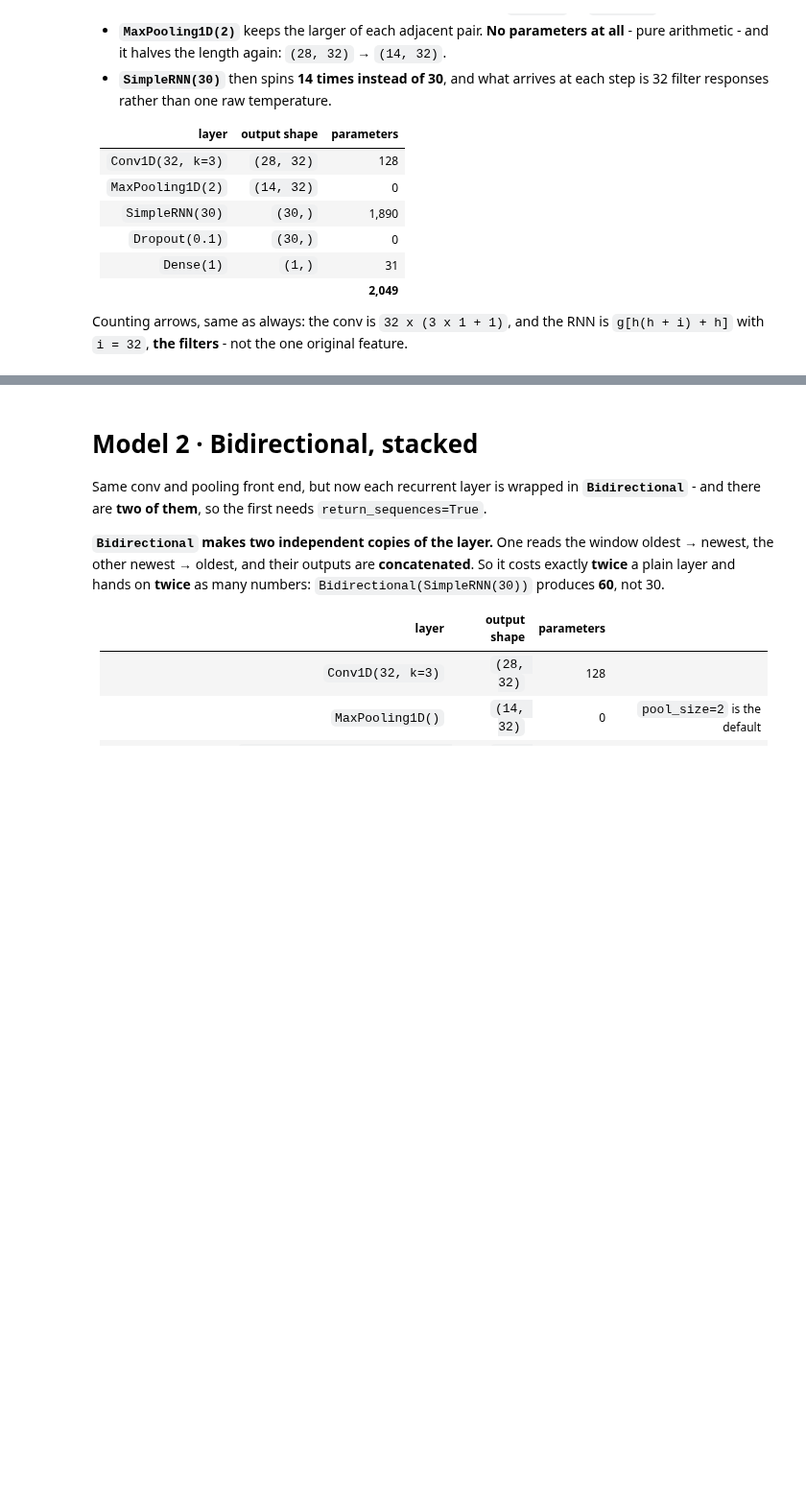
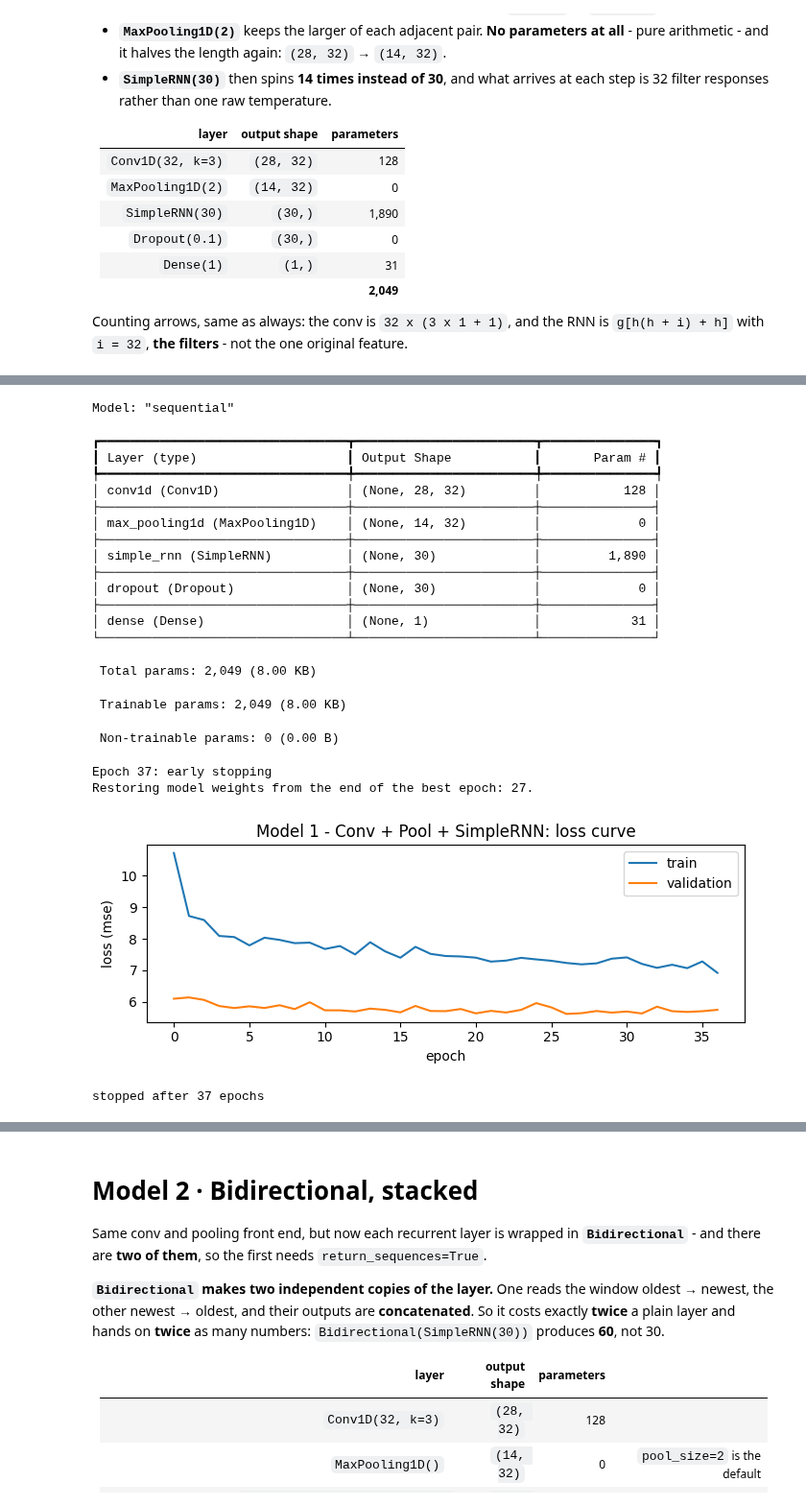
Before and after one commit to drdave-teaching/OPIM5509-notebooks, a Jupyter notebook: Module4/A2_Univariate_Temperature_Advanced.ipynb, the cells around one changed output, grey strips where cells are left out. Shown at 96% size. Drawn from its saved outputs; the diff is of its cells as text; code cells hidden in the pictures; blank space fills up the shorter version.

```diff
--- a/Module4/A2_Univariate_Temperature_Advanced.ipynb
+++ b/Module4/A2_Univariate_Temperature_Advanced.ipynb
@@ -248,7 +248,7 @@ history = model.fit(X_train, y_train,
           epochs=500,
           batch_size=5,
           validation_split=0.2, # val is a random 20% of the data since we set shuffle = True
-          verbose=1,
+          verbose=0,
           callbacks=[es],
           shuffle=True)
 
@@ -259,3 +259,4 @@ plt.plot(history.history["val_loss"], label="validation")
 plt.xlabel("epoch"); plt.ylabel("loss (mse)"); plt.title("Model 1 - Conv + Pool + SimpleRNN: loss curve")
 plt.legend(); plt.tight_layout(); plt.show()
 print("stopped after", len(history.history["loss"]), "epochs")
+# %% [output]
@@ -262,3 +264,24 @@ print("stopped after", len(history.history["loss"]), "epochs")
+Model: "sequential"
+┏━━━━━━━━━━━━━━━━━━━━━━━━━━━━━━━━━┳━━━━━━━━━━━━━━━━━━━━━━━━┳━━━━━━━━━━━━━━━┓
+┃ Layer (type)                    ┃ Output Shape           ┃       Param # ┃
+┡━━━━━━━━━━━━━━━━━━━━━━━━━━━━━━━━━╇━━━━━━━━━━━━━━━━━━━━━━━━╇━━━━━━━━━━━━━━━┩
+│ conv1d (Conv1D)                 │ (None, 28, 32)         │           128 │
+├─────────────────────────────────┼────────────────────────┼───────────────┤
+│ max_pooling1d (MaxPooling1D)    │ (None, 14, 32)         │             0 │
+├─────────────────────────────────┼────────────────────────┼───────────────┤
+│ simple_rnn (SimpleRNN)          │ (None, 30)             │         1,890 │
+├─────────────────────────────────┼────────────────────────┼───────────────┤
+│ dropout (Dropout)               │ (None, 30)             │             0 │
+├─────────────────────────────────┼────────────────────────┼───────────────┤
+│ dense (Dense)                   │ (None, 1)              │            31 │
+└─────────────────────────────────┴────────────────────────┴───────────────┘
+ Total params: 2,049 (8.00 KB)
+ Trainable params: 2,049 (8.00 KB)
+ Non-trainable params: 0 (0.00 B)
+Epoch 37: early stopping
+Restoring model weights from the end of the best epoch: 27.
+[figure, added]
+stopped after 37 epochs
 # %%
 # show scatterplots of actual vs. predicted for train and test
 # make a prediction
```
Also changed, not shown: parts of 9 cells of this notebook, 1 other file.
